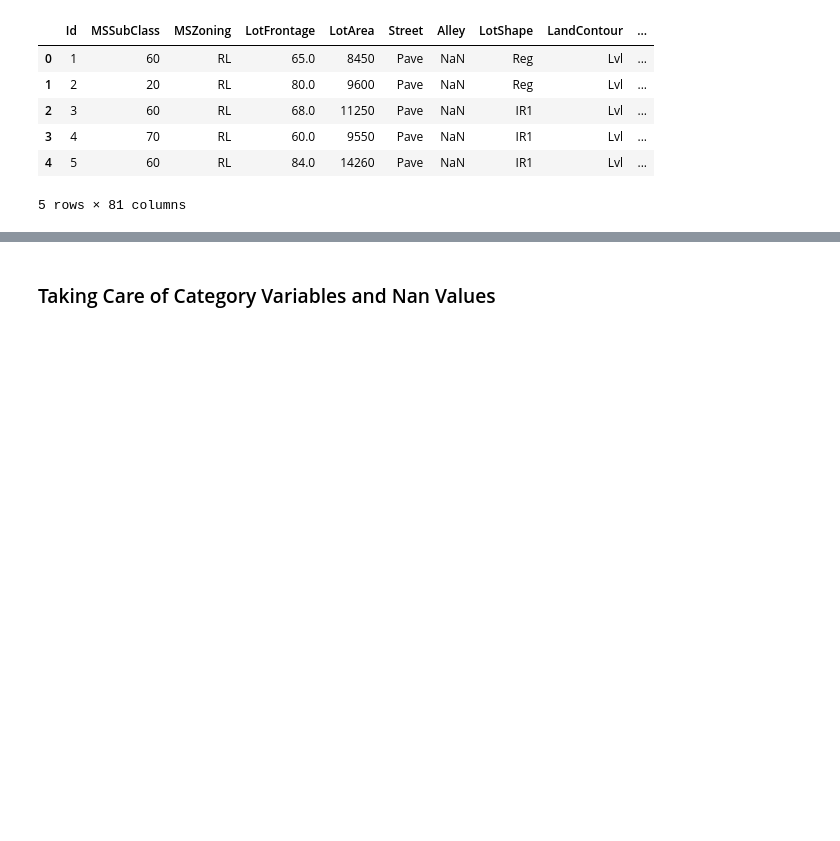
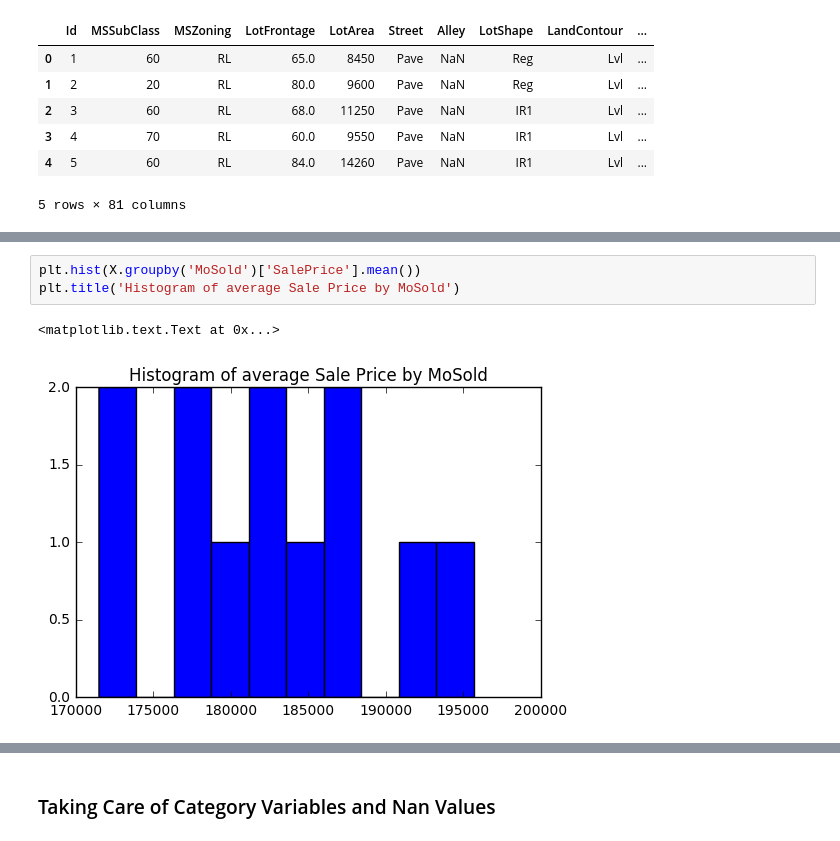
Before and after one commit to lyang24/KaggleComp, a Jupyter notebook: Houses+sales.ipynb, the cells around one changed output, grey strips where cells are left out. Cells and saved outputs as stored; diff of their text form; blank space fills up the shorter version.

```diff
--- a/Houses+sales.ipynb
+++ b/Houses+sales.ipynb
@@ -22,0 +55,6 @@ y = X.pop('SalePrice')
+# %%
+plt.hist(X.groupby('MoSold')['SalePrice'].mean())
+plt.title('Histogram of average Sale Price by MoSold')
+# %% [output]
+<matplotlib.text.Text at 0x...>
+[figure, added]
```
Also changed, not shown: parts of 59 cells of this notebook.
